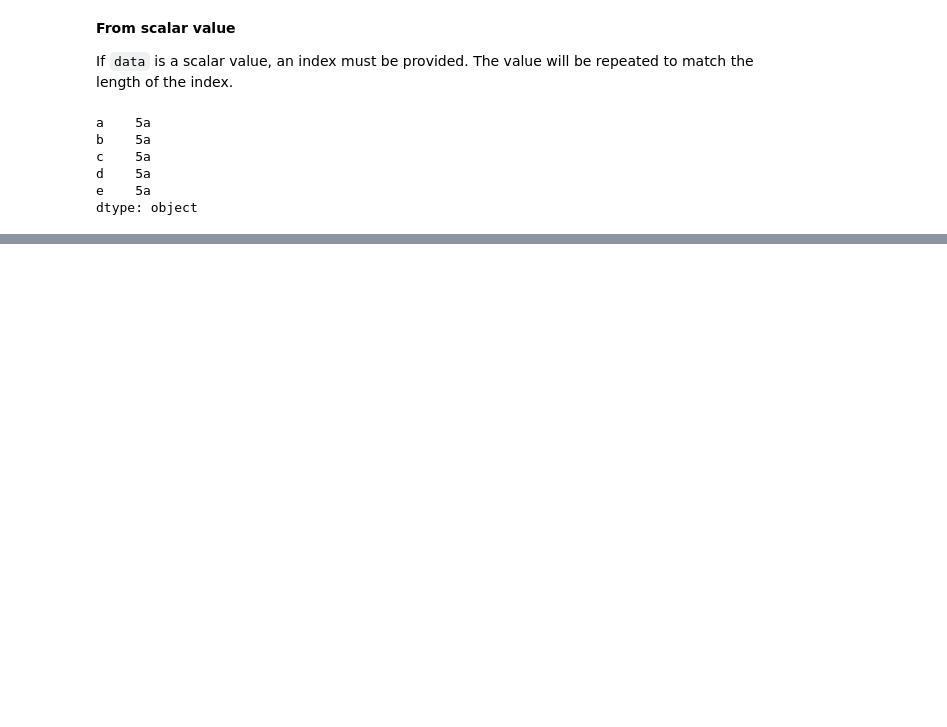
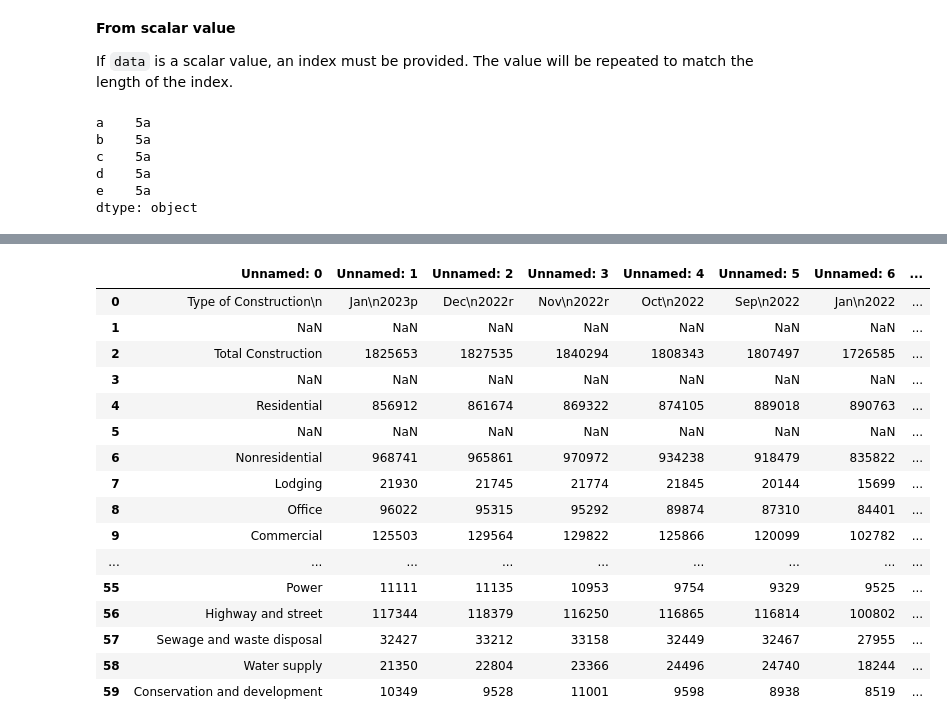
Before and after one commit to MMoronto/pytorch_exercises, a Jupyter notebook: Peutingar_datasets.ipynb, the cells around one changed output, grey strips where cells are left out. Saved outputs shown, nothing was run; the diff lists cells and outputs as text; code cells hidden in the pictures; blank space fills up the shorter version.

```diff
--- a/Peutingar_datasets.ipynb
+++ b/Peutingar_datasets.ipynb
@@ -1345,0 +1369,21 @@ pd.read_excel("/content/drive/MyDrive/Colab Notebooks/infra_data/Salient_cement_
+# %%
+bb = pd.read_excel("/content/drive/MyDrive/Colab Notebooks/infra_data/release1.xlsx", "Sheet1", dtype={"MyInts": "Int64Dtype()", "MyText": str})
+bb
+# %% [output]
+|  | Unnamed: 0 | Unnamed: 1 | Unnamed: 2 | Unnamed: 3 | Unnamed: 4 | Unnamed: 5 | Unnamed: 6 | ... |
+| 0 | Type of Construction\n | Jan\n2023p | Dec\n2022r | Nov\n2022r | Oct\n2022 | Sep\n2022 | Jan\n2022 | ... |
+| 1 | NaN | NaN | NaN | NaN | NaN | NaN | NaN | ... |
+| 2 | Total Construction | 1825653 | 1827535 | 1840294 | 1808343 | 1807497 | 1726585 | ... |
+| 3 | NaN | NaN | NaN | NaN | NaN | NaN | NaN | ... |
+| 4 | Residential | 856912 | 861674 | 869322 | 874105 | 889018 | 890763 | ... |
+| 5 | NaN | NaN | NaN | NaN | NaN | NaN | NaN | ... |
+| 6 | Nonresidential | 968741 | 965861 | 970972 | 934238 | 918479 | 835822 | ... |
+| 7 | Lodging | 21930 | 21745 | 21774 | 21845 | 20144 | 15699 | ... |
+| 8 | Office | 96022 | 95315 | 95292 | 89874 | 87310 | 84401 | ... |
+| 9 | Commercial | 125503 | 129564 | 129822 | 125866 | 120099 | 102782 | ... |
+| ... | ... | ... | ... | ... | ... | ... | ... | ... |
+| 55 | Power | 11111 | 11135 | 10953 | 9754 | 9329 | 9525 | ... |
+| 56 | Highway and street | 117344 | 118379 | 116250 | 116865 | 116814 | 100802 | ... |
+| 57 | Sewage and waste disposal | 32427 | 33212 | 33158 | 32449 | 32467 | 27955 | ... |
+| 58 | Water supply | 21350 | 22804 | 23366 | 24496 | 24740 | 18244 | ... |
+| 59 | Conservation and development | 10349 | 9528 | 11001 | 9598 | 8938 | 8519 | ... |
```
Also changed, not shown: parts of 77 cells of this notebook.
